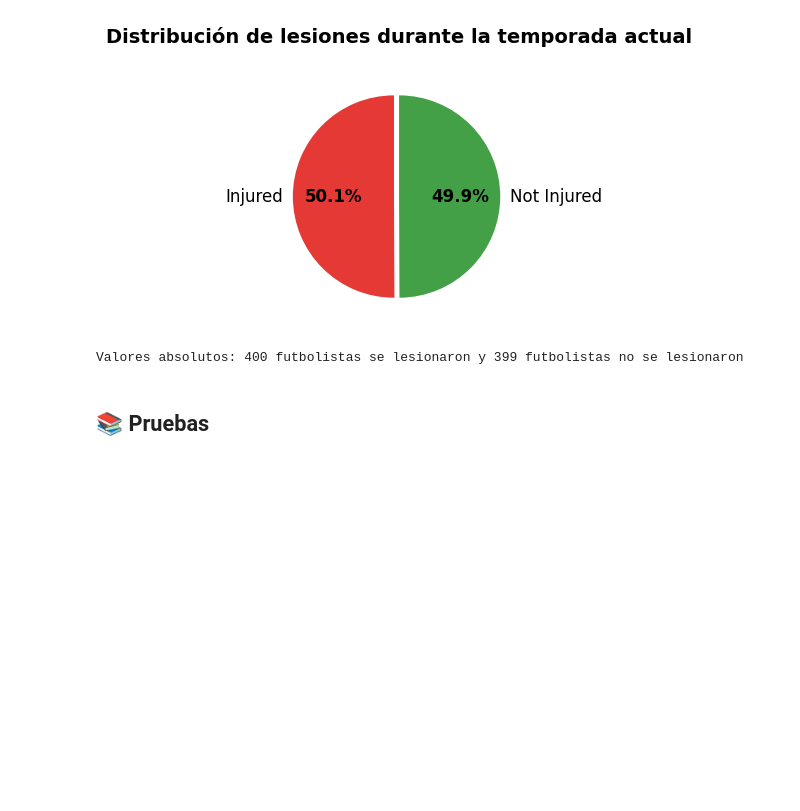
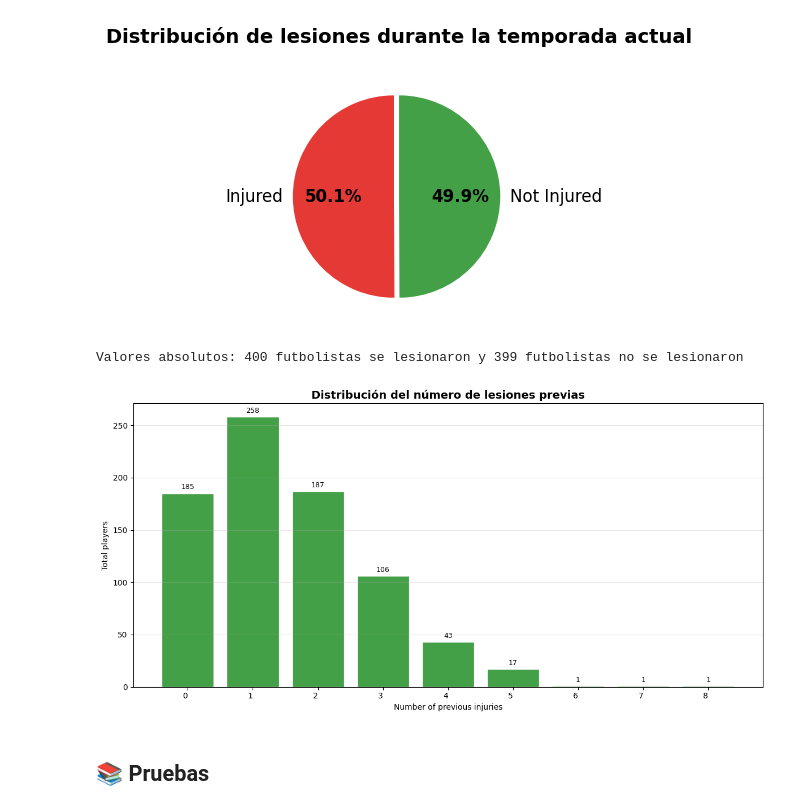
Before and after one commit to lauraargente/Proyecto_University-Football-Injury-Prediction-Dataset, a Jupyter notebook: analisis.ipynb, the cells around one changed output. Drawn from its saved outputs; the diff is of its cells as text; code cells hidden in the pictures; blank space fills up the shorter version.

Commit message:
Grafico distribución del número de lesiones previas

```diff
--- a/analisis.ipynb
+++ b/analisis.ipynb
@@ -825,6 +825,38 @@ print(f"\nValores absolutos: {injured} futbolistas se lesionaron y {notInjured}
 # %% [output]
 [figure]
 Valores absolutos: 400 futbolistas se lesionaron y 399 futbolistas no se lesionaron
+# %%
+# Calculamos el total de llegadas por país de origen y tomamos los 10 primeros.
+previousInjuryCount = df_csv['Previous_Injury_Count'].value_counts()
+
+# Creamos la figura.
+fig, ax = plt.subplots(figsize=(12, 6))
+
+# ax.bar(x, y) crea un gráfico de barras verticales.
+# color='#43A047' → verde
+# edgecolor='white' → borde blanco entre barras para separarlas visualmente
+barras = ax.bar(previousInjuryCount.index, previousInjuryCount.values,
+                color='#43A047', edgecolor='white')
+
+# Añadimos el valor numérico encima de cada barra.
+# ax.bar_label() es un método de Matplotlib que añade etiquetas a las barras.
+# fmt=',.0f' formatea los números con separador de miles y sin decimales.
+# padding=3 separa el texto un poco de la barra.
+ax.bar_label(barras, fmt='%.0f', padding=3, fontsize=9)
+
+ax.set_title('Distribución del número de lesiones previas', fontsize=14, fontweight='bold')
+ax.set_xlabel('Number of previous injuries')
+ax.set_ylabel('Total players')
+ax.set_xticks(previousInjuryCount.index)
+
+# ha='right' alinea el texto a la derecha para mejor legibilidad.
+plt.xticks(rotation=0, ha='right')
+ax.grid(axis='y', alpha=0.3)
+
+plt.tight_layout()
+plt.show()
+# %% [output]
+[figure, added]
 # %% [markdown]
 ## 📚 Pruebas
 # %%
```
